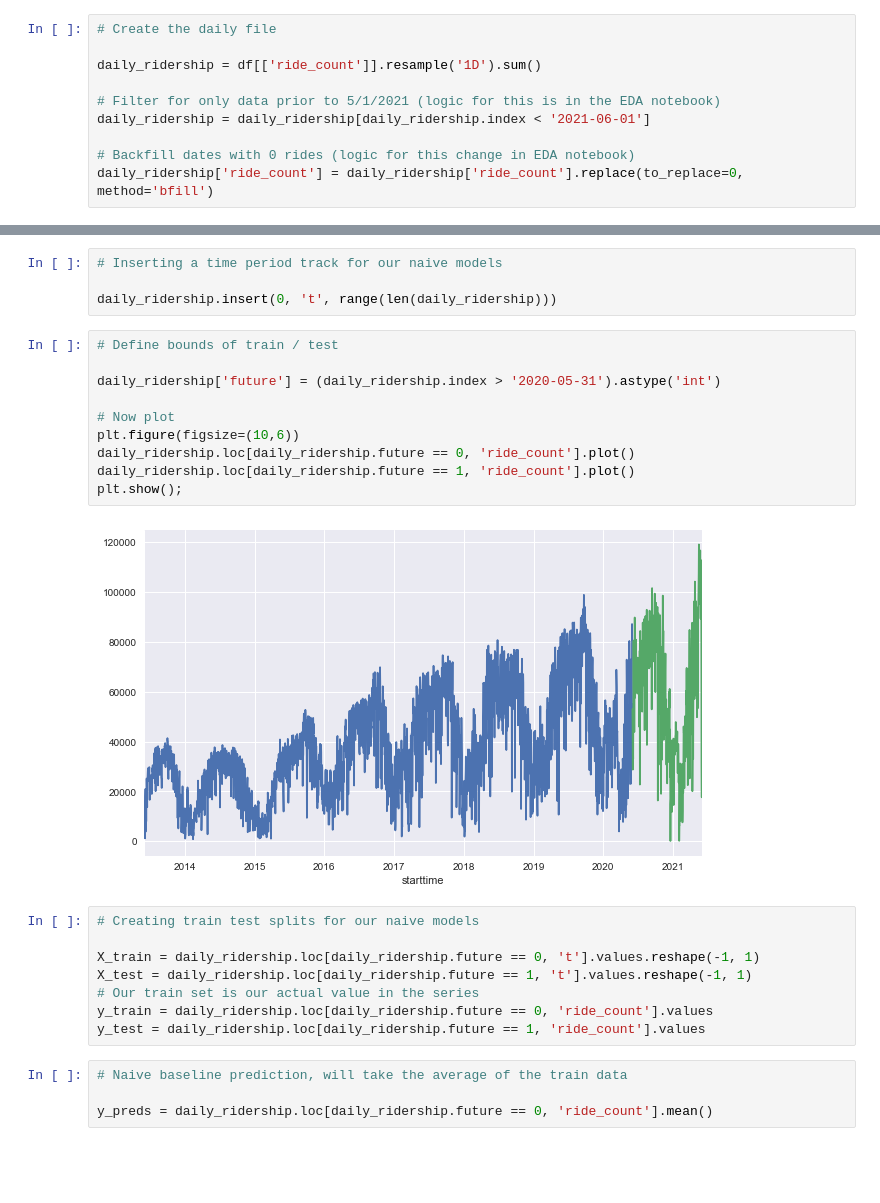
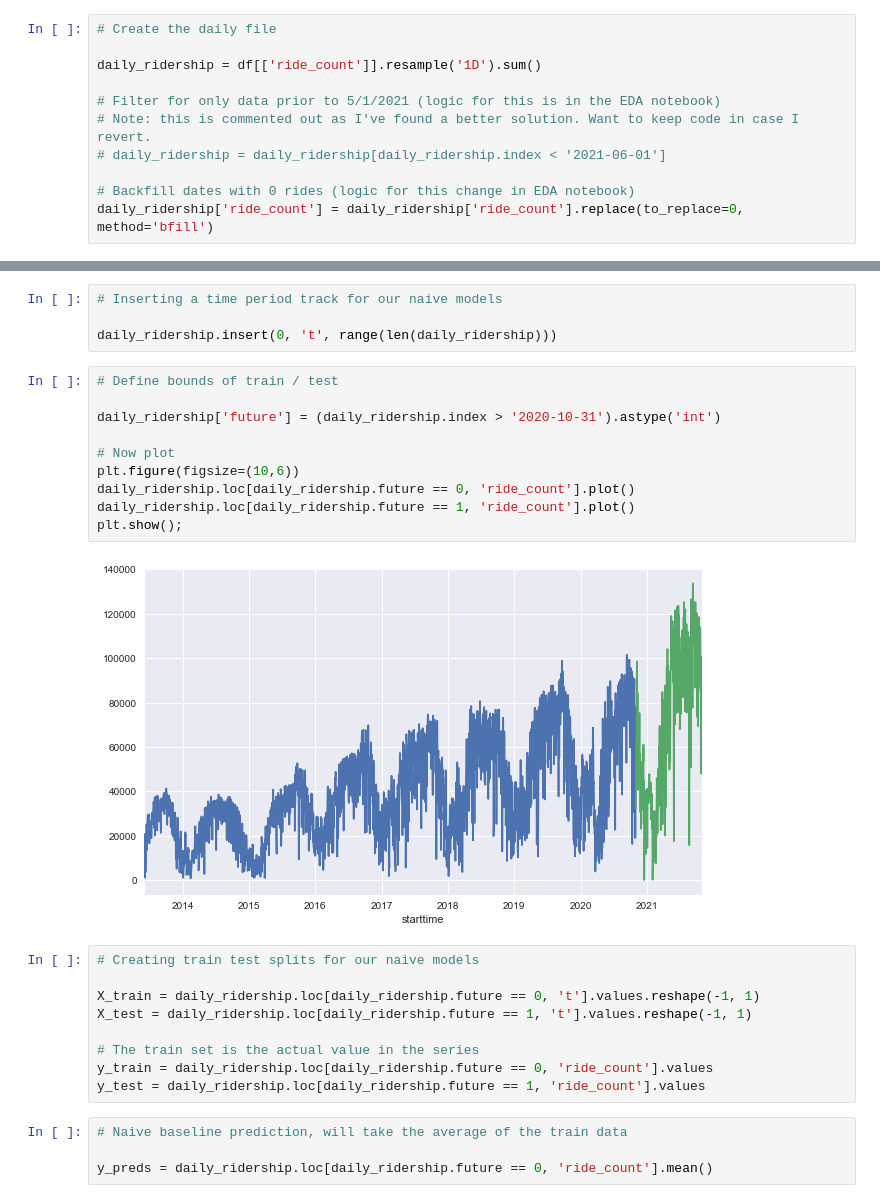
Before and after one commit to marvelje/citibike_ridership_project, a Jupyter notebook: citibike_arima.ipynb, the cells around one changed output, grey strips where cells are left out. Drawn from its saved outputs; the diff is of its cells as text; blank space fills up the shorter version.

```diff
--- a/citibike_arima.ipynb
+++ b/citibike_arima.ipynb
@@ -63,7 +65,8 @@ df.head()
 daily_ridership = df[['ride_count']].resample('1D').sum()
 
 # Filter for only data prior to 5/1/2021 (logic for this is in the EDA notebook)
-daily_ridership = daily_ridership[daily_ridership.index < '2021-06-01']
+# Note: this is commented out as I've found a better solution. Want to keep code in case I revert.
+# daily_ridership = daily_ridership[daily_ridership.index < '2021-06-01']
 
 # Backfill dates with 0 rides (logic for this change in EDA notebook)
 daily_ridership['ride_count'] = daily_ridership['ride_count'].replace(to_replace=0, method='bfill')
@@ -82,21 +85,22 @@ daily_ridership.insert(0, 't', range(len(daily_ridership)))
 # %%
 # Define bounds of train / test
 
-daily_ridership['future'] = (daily_ridership.index > '2020-05-31').astype('int')
+daily_ridership['future'] = (daily_ridership.index > '2020-10-31').astype('int')
 
 # Now plot
 plt.figure(figsize=(10,6))
 daily_ridership.loc[daily_ridership.future == 0, 'ride_count'].plot()
 daily_ridership.loc[daily_ridership.future == 1, 'ride_count'].plot()
 plt.show();
 # %% [output]
-[figure, old version]
+[figure, new version]
 # %%
 # Creating train test splits for our naive models
 
 X_train = daily_ridership.loc[daily_ridership.future == 0, 't'].values.reshape(-1, 1)
 X_test = daily_ridership.loc[daily_ridership.future == 1, 't'].values.reshape(-1, 1)
-# Our train set is our actual value in the series
+
+# The train set is the actual value in the series
 y_train = daily_ridership.loc[daily_ridership.future == 0, 'ride_count'].values
 y_test = daily_ridership.loc[daily_ridership.future == 1, 'ride_count'].values
 # %%
```
Also changed, not shown: parts of 87 cells of this notebook, 3 other files.
